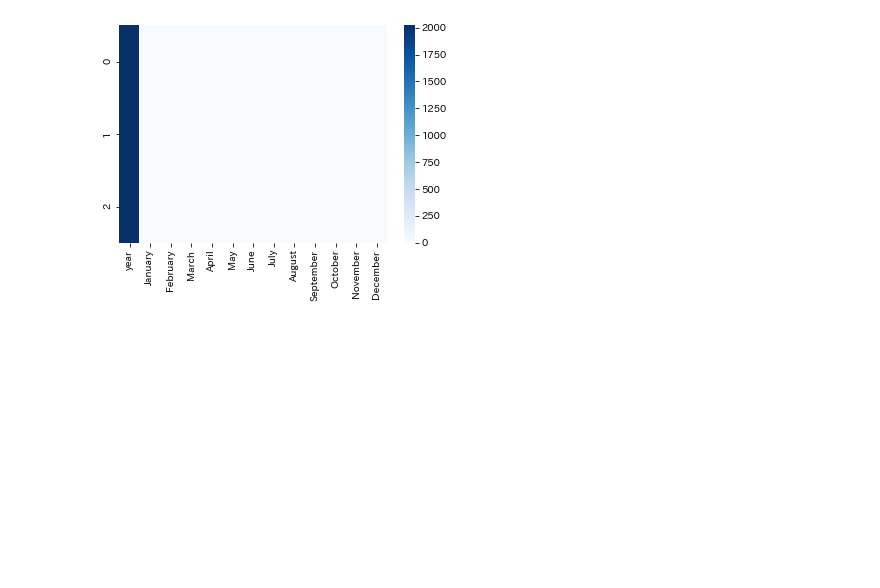
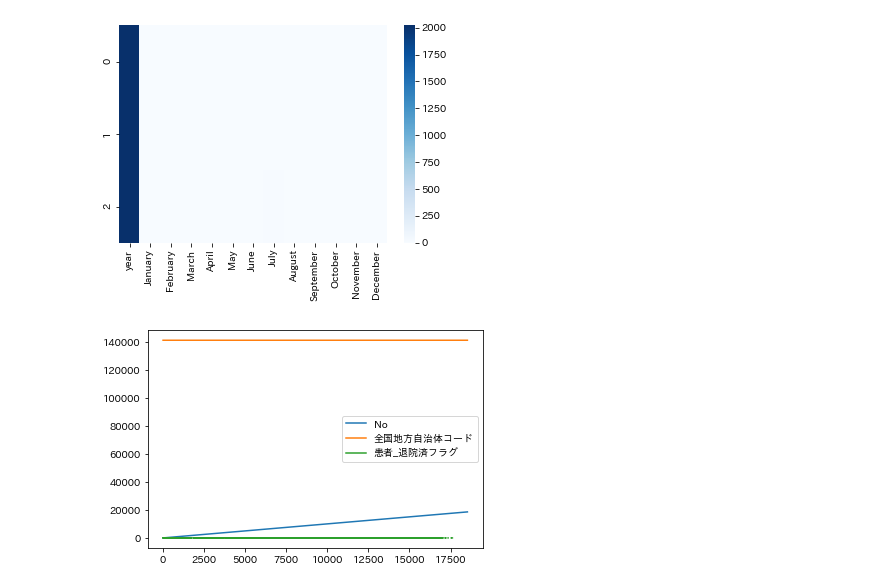
Before and after one commit to Jin01-galaxy/Learn_Python3, a Jupyter notebook: Python_Basic/Matplotlib/visualization.ipynb, the cells around one changed output. Cells and saved outputs as stored; diff of their text form; code cells hidden in the pictures; blank space fills up the shorter version.

```diff
--- a/Python_Basic/Matplotlib/visualization.ipynb
+++ b/Python_Basic/Matplotlib/visualization.ipynb
@@ -107,3 +107,11 @@ sns.heatmap(data=df, cmap='Blues',fmt='d')
 # %% [output]
 <matplotlib.axes._subplots.AxesSubplot at 0x...>
 [figure]
+# %%
+url = 'https://www.city.yokohama.lg.jp/city-info/koho-kocho/koho/topics/corona-data.files/141003_yokohama_covid19_patients.csv'
+# %%
+data = pd.read_csv(url)
+data.plot()
+plt.show()
+# %% [output]
+[figure, added]
```
Also changed, not shown: 2 other files.
